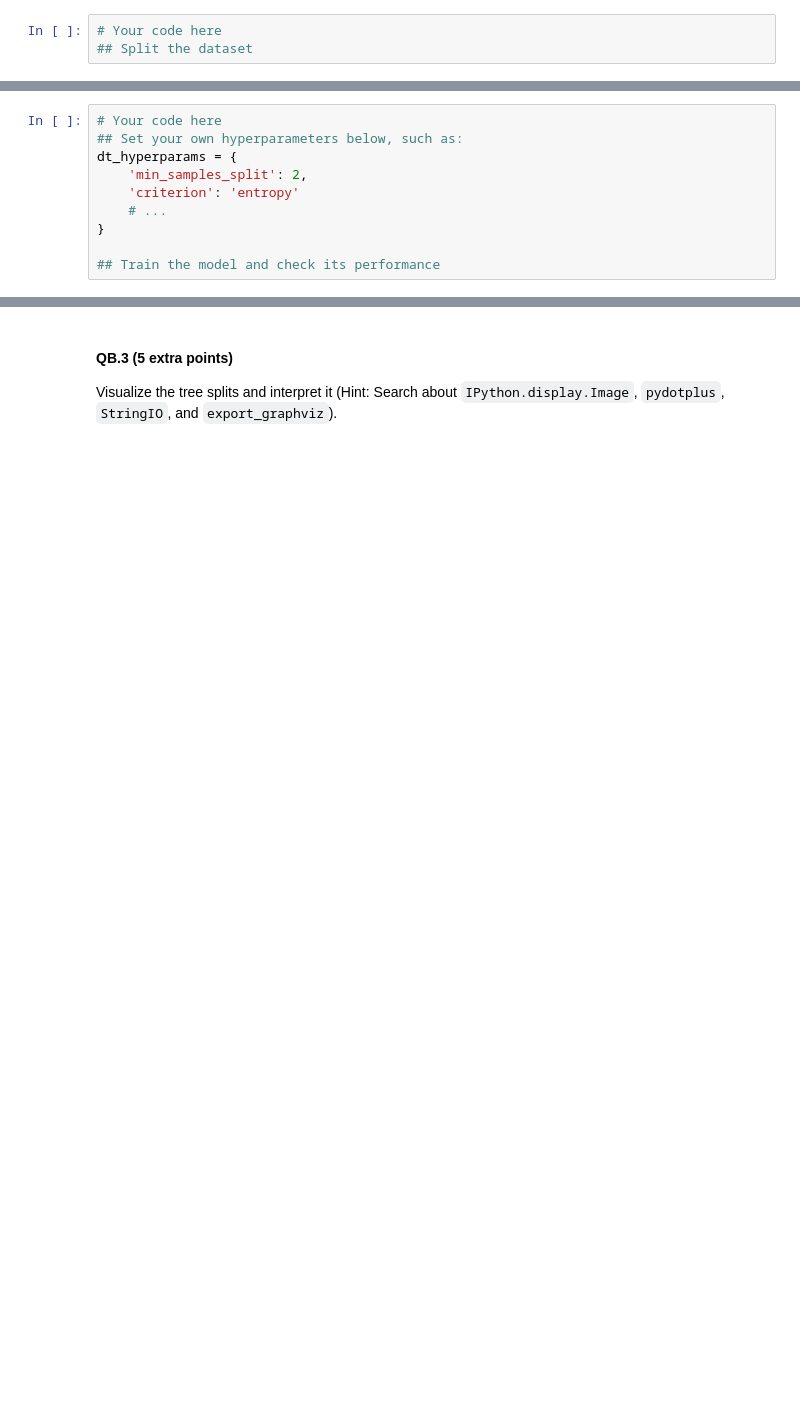
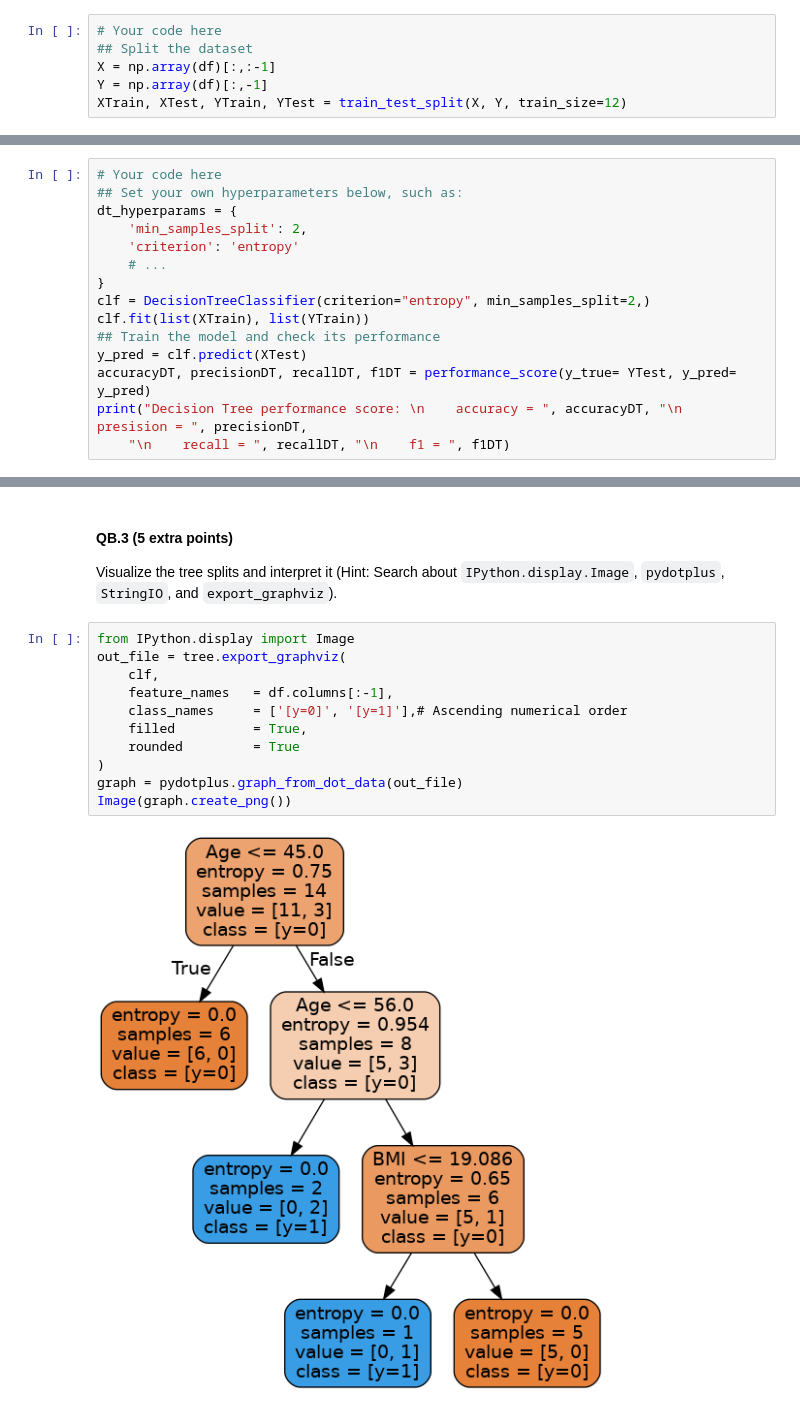
Before and after one commit to mm-mehran79/AI, a Jupyter notebook: HWs/4/Decision Tree/PQ1.ipynb, the cells around one changed output, grey strips where cells are left out. Cells and saved outputs as stored; diff of their text form; blank space fills up the shorter version.

```diff
--- a/HWs/4/Decision Tree/PQ1.ipynb
+++ b/HWs/4/Decision Tree/PQ1.ipynb
@@ -126,3 +145,6 @@ For measuring the _accuracy_ of your models, choose a subset of the given datase
 # %%
 # Your code here
 ## Split the dataset
+X = np.array(df)[:,:-1]
+Y = np.array(df)[:,-1]
+XTrain, XTest, YTrain, YTest = train_test_split(X, Y, train_size=12)
@@ -134,5 +170,10 @@ dt_hyperparams = {
     'criterion': 'entropy'
     # ...
 }
-
+clf = DecisionTreeClassifier(criterion="entropy", min_samples_split=2,)
+clf.fit(list(XTrain), list(YTrain))
 ## Train the model and check its performance
+y_pred = clf.predict(XTest)
+accuracyDT, precisionDT, recallDT, f1DT = performance_score(y_true= YTest, y_pred= y_pred)
+print("Decision Tree performance score: \n    accuracy = ", accuracyDT, "\n    presision = ", precisionDT,
+    "\n    recall = ", recallDT, "\n    f1 = ", f1DT)
@@ -144,3 +197,16 @@ Take a look at customizable and potentially useful input params of the model, de
 # %% [markdown]
 #### QB.3 (5 extra points)
 Visualize the tree splits and interpret it (Hint: Search about `IPython.display.Image`, `pydotplus`, `StringIO`, and `export_graphviz`).
+# %%
+from IPython.display import Image
+out_file = tree.export_graphviz(
+    clf,
+    feature_names   = df.columns[:-1],
+    class_names     = ['[y=0]', '[y=1]'],# Ascending numerical order
+    filled          = True,
+    rounded         = True
+)
+graph = pydotplus.graph_from_dot_data(out_file)
+Image(graph.create_png())
+# %% [output]
+[figure, added]
```
Also changed, not shown: parts of 9 cells of this notebook, 1 other file.
